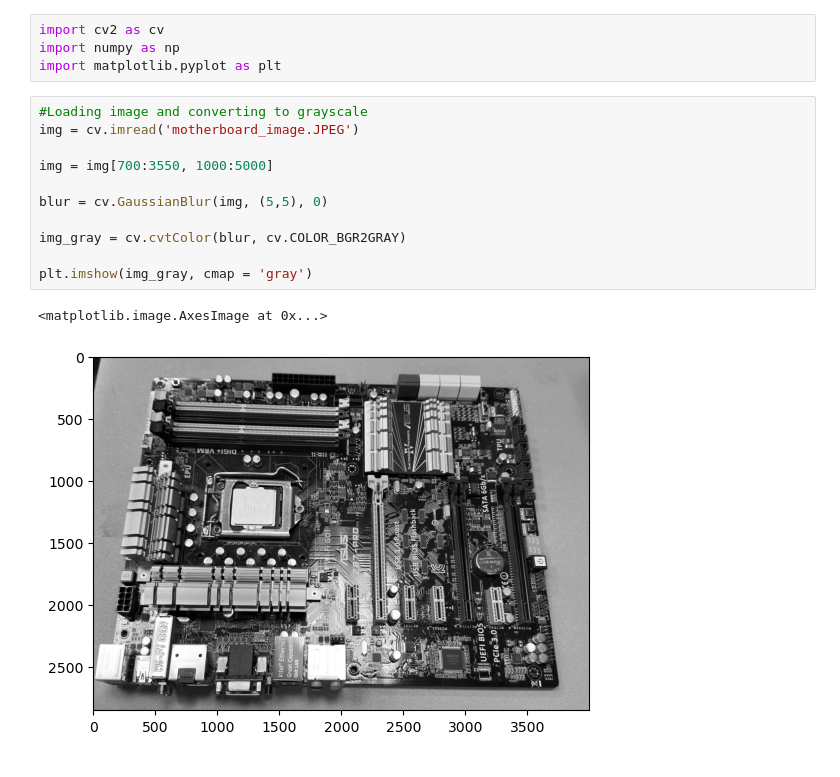
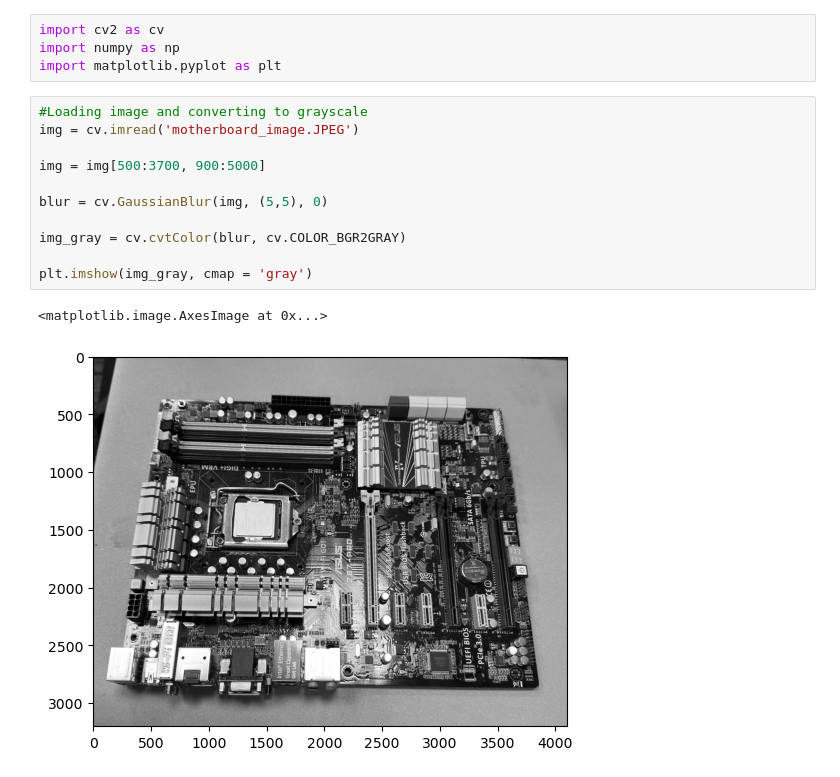
Before and after one commit to CaptainAhad/component-detection-project, a Jupyter notebook: Project 3 Code.ipynb, the cells around one changed output. Cells and saved outputs as stored; diff of their text form.

```diff
--- a/Project 3 Code.ipynb
+++ b/Project 3 Code.ipynb
@@ -5,17 +5,17 @@ import matplotlib.pyplot as plt
 # %%
 #Loading image and converting to grayscale
 img = cv.imread('motherboard_image.JPEG')
 
-img = img[700:3550, 1000:5000]
+img = img[500:3700, 900:5000]
 
 blur = cv.GaussianBlur(img, (5,5), 0)
 
 img_gray = cv.cvtColor(blur, cv.COLOR_BGR2GRAY)
 
 plt.imshow(img_gray, cmap = 'gray')
 # %% [output]
 <matplotlib.image.AxesImage at 0x...>
-[figure, old version]
+[figure, new version]
 # %%
 #Thresholding the image
 _, thresh = cv.threshold(img_gray, 0, 255, cv.THRESH_BINARY + cv.THRESH_OTSU)
```
Also changed, not shown: parts of 5 cells of this notebook.
